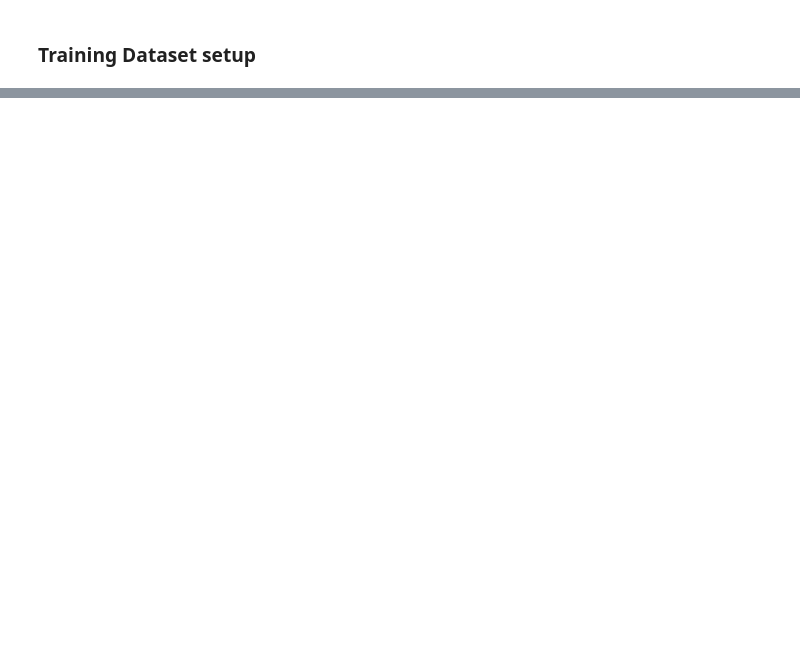
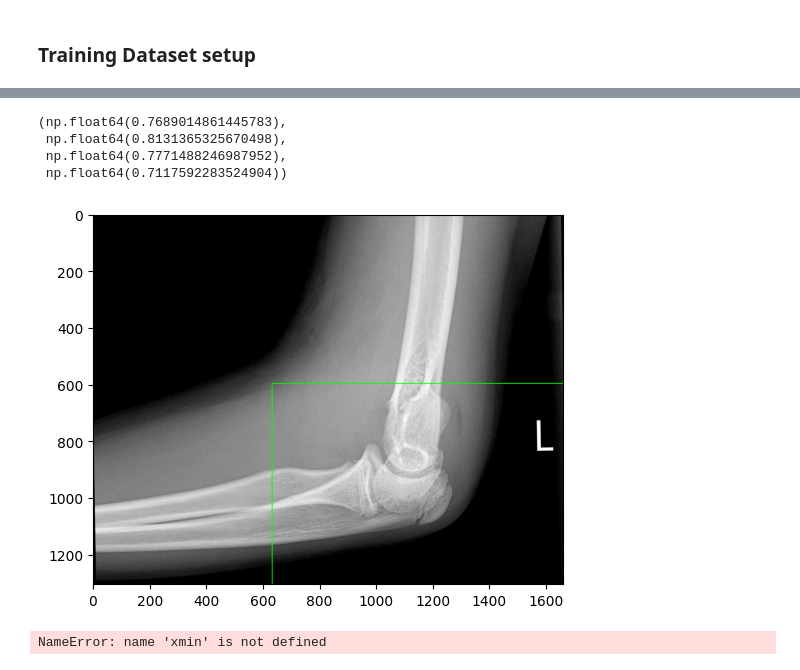
Before and after one commit to vivekpatel99/bone-fracture-detection-pytorch, a Jupyter notebook: 01_preprocessing.ipynb, the cells around one changed output, grey strips where cells are left out. Cells and saved outputs as stored; diff of their text form; code cells hidden in the pictures; blank space fills up the shorter version.

```diff
--- a/01_preprocessing.ipynb
+++ b/01_preprocessing.ipynb
@@ -224,0 +252,5 @@ data = tf.data.Dataset.from_tensor_slices((image_paths, classes, bbox))
+# %%
+images_path = [cv2.imread(str(f))
+               for f in sorted(pathlib.Path(TRAIN_IMAGE_DIR).glob('*.jpg'))]
+# load_dataset(images_path[0], labels[0], bboxes[0])
+images_path[0]
@@ -224,0 +286,63 @@ data = tf.data.Dataset.from_tensor_slices((image_paths, classes, bbox))
+# %%
+idx = 8
+class_idx = 1
+image = cv2.cvtColor(images_path[idx], cv2.COLOR_BGR2RGB)
+# image = cv2.resize(image, (320, 320))
+bbox = bboxes[idx]
+# %%
+bbox[0], bbox[1], bbox[2], bbox[3]
+# %% [output]
+(np.float64(0.7689014861445783),
+ np.float64(0.8131365325670498),
+ np.float64(0.7771488246987952),
+ np.float64(0.7117592283524904))
+# %%
+a = 0
+while a < len(target):
+    bbox = target[a:a+4]
+    if len(bbox) == 4:
+        x, y, w, h = bbox[0], bbox[1], bbox[2], bbox[3]
+        xmin, ymin, xmax, ymax = unconvert(320, 320, x, y, w, h)
+        sp, ep = (xmin, ymin), (xmax, ymax)
+        image = cv2.rectangle(image, sp, ep, (255, 0, 0), 2)
+    a += 4
+
+plt.imshow(image)
+plt.show()
+# %%
+x_center, y_center, box_width, box_height = bbox[0], bbox[1], bbox[2], bbox[3]
+height, width, _ = image.shape
+x_center_px = int(x_center * width)
+y_center_px = int(y_center * height)
+box_width_px = int(box_width * width)
+box_height_px = int(box_height * height)
+
+# Calculate bounding box corners
+x1 = int(x_center_px - box_width_px / 2)
+y1 = int(y_center_px - box_height_px / 2)
+x2 = int(x_center_px + box_width_px / 2)
+y2 = int(y_center_px + box_height_px / 2)
+
+color = (0, 255, 0)  # Green color (you can change this)
+_image = cv2.rectangle(image.copy(), (x1, y1), (x2, y2), color, 2)
+plt.imshow(_image)
+plt.show()
+# %% [output]
+[figure, added]
+# %%
+
+# image = cv2.resize(image, (320, 320))
+# height,  width, _ = image.shape
+x, y, w, h = bbox[0], bbox[1], bbox[2], bbox[3]
+# unconvert(width, height, x, y, w, h)
+# int(bbox[0]), int(bbox[1]), int(bbox[2]), int(bbox[3])
+# xmin, ymin, xmax, ymax = unconvert(width, height, x, y, w, h)
+print(xmin, ymin, xmax, ymax)
+sp, ep = (xmin, ymin), (xmax, ymax)
+_image = cv2.rectangle(image.copy(), sp, ep, (255, 0, 0), 2)
+
+
+plt.imshow(_image)
+plt.show()
+# %% [output]
+NameError: name 'xmin' is not defined
```
Also changed, not shown: parts of 22 cells of this notebook, 2 other files.
